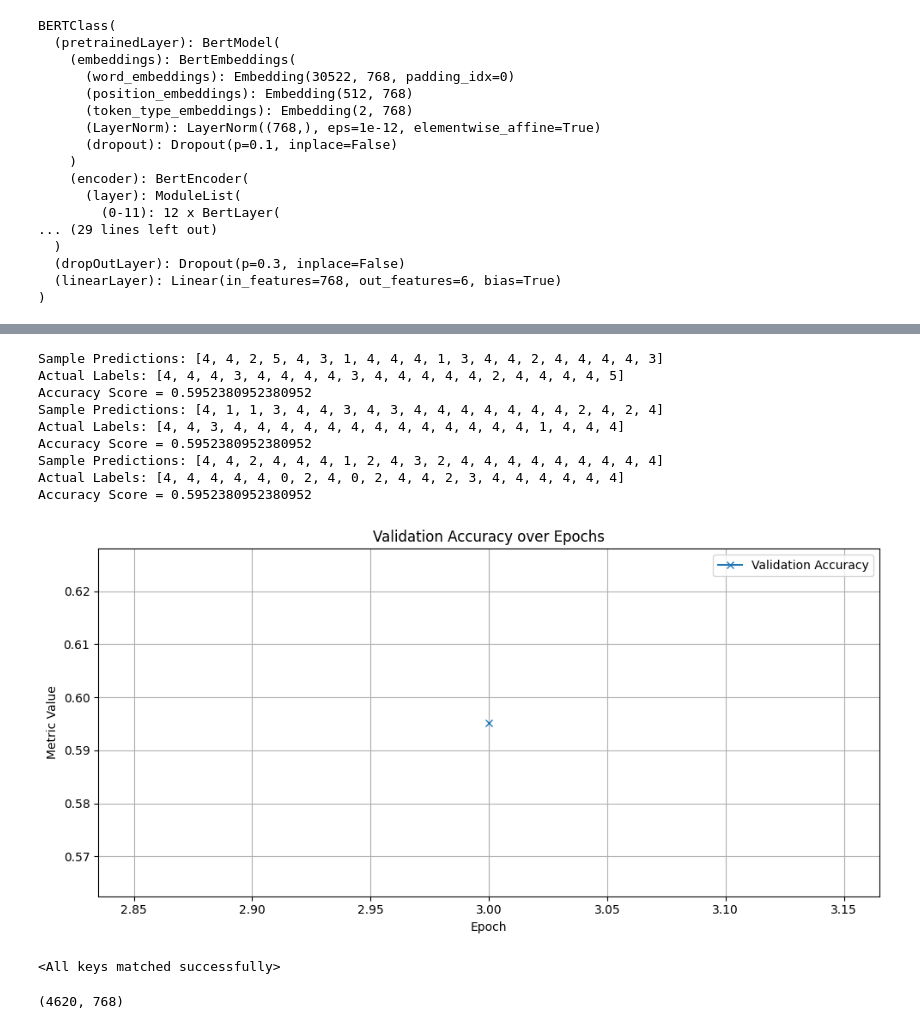
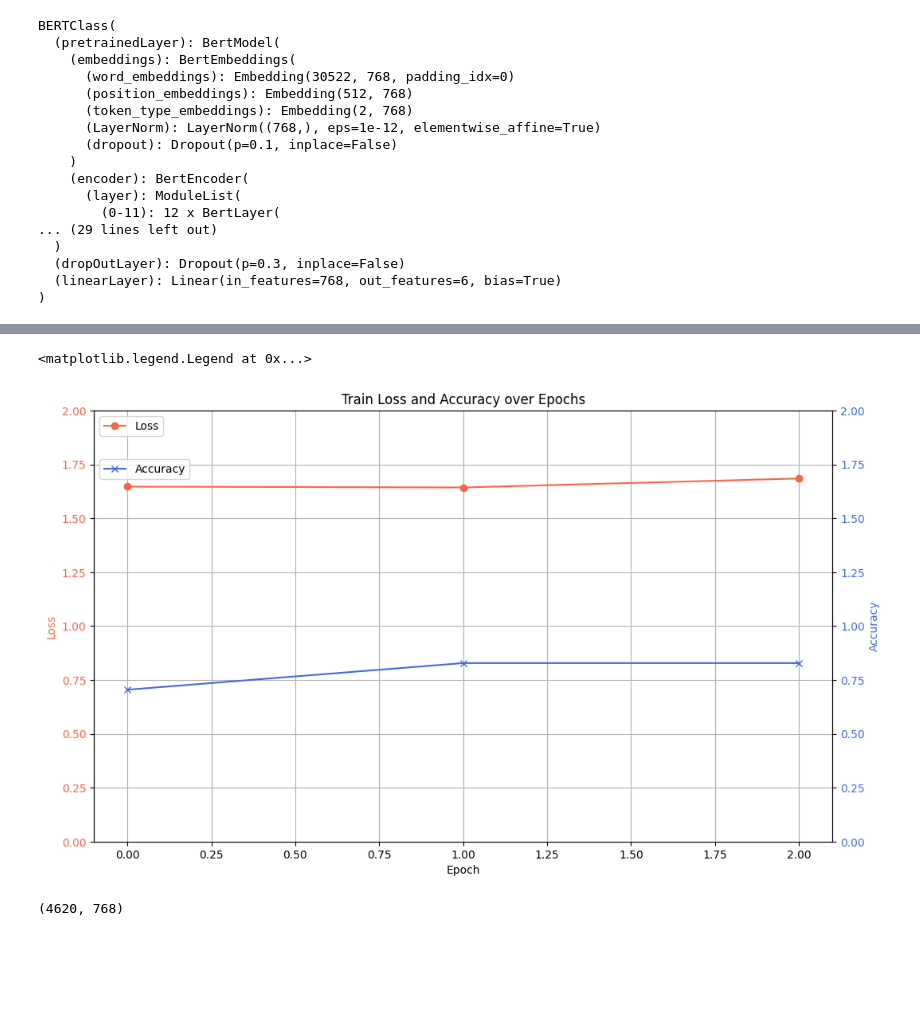
Before and after one commit to Bookinus/Predicting-Severity-in-Bug-Reports, a Jupyter notebook: src/FineTuneBert.ipynb, the cells around one changed output, grey strips where cells are left out. Cells and saved outputs as stored; diff of their text form; code cells hidden in the pictures; blank space fills up the shorter version.

```diff
--- a/src/FineTuneBert.ipynb
+++ b/src/FineTuneBert.ipynb
@@ -74,7 +73,7 @@ class BERTClass(torch.nn.Module):
         super(BERTClass, self).__init__()
         self.pretrainedLayer = transformers.BertModel.from_pretrained(MODEL_NAME)
         self.dropOutLayer = torch.nn.Dropout(0.3)
-        self.linearLayer = torch.nn.Linear(768, 6)
+        self.linearLayer = torch.nn.Linear(768, NUM_CLUSTERS)
 
     def forward(self, input_ids, attention_mask, token_type_ids):
         _, output_1= self.pretrainedLayer(input_ids, attention_mask = attention_mask, token_type_ids = token_type_ids, return_dict=False)
@@ -197,33 +241,0 @@ def validation(epoch):
-# %%
-# Validate the training
-for epoch in range(EPOCHS):
-    outputs, truth_labels = validation(epoch)
-    outputs = np.array(outputs)
-    accuracy = metrics.accuracy_score(truth_labels, outputs)
-    print(f"Accuracy Score = {accuracy}")
-# %% [output]
-Sample Predictions: [4, 4, 2, 5, 4, 3, 1, 4, 4, 4, 1, 3, 4, 4, 2, 4, 4, 4, 4, 3]
-Actual Labels: [4, 4, 4, 3, 4, 4, 4, 4, 3, 4, 4, 4, 4, 4, 2, 4, 4, 4, 4, 5]
-Accuracy Score = 0.5952380952380952
-Sample Predictions: [4, 1, 1, 3, 4, 4, 3, 4, 3, 4, 4, 4, 4, 4, 4, 4, 2, 4, 2, 4]
-Actual Labels: [4, 4, 3, 4, 4, 4, 4, 4, 4, 4, 4, 4, 4, 4, 4, 4, 1, 4, 4, 4]
-Accuracy Score = 0.5952380952380952
-Sample Predictions: [4, 4, 2, 4, 4, 4, 1, 2, 4, 3, 2, 4, 4, 4, 4, 4, 4, 4, 4, 4]
-Actual Labels: [4, 4, 4, 4, 4, 0, 2, 4, 0, 2, 4, 4, 2, 3, 4, 4, 4, 4, 4, 4]
-Accuracy Score = 0.5952380952380952
-# %%
-import matplotlib.pyplot as plt
-
-plt.figure(figsize=(10,5))
-
-# Plot validation accuracy
-plt.plot(EPOCHS, accuracy, label='Validation Accuracy', marker='x')
-plt.title('Validation Accuracy over Epochs')
-plt.xlabel('Epoch')
-plt.ylabel('Metric Value')
-plt.legend()
-plt.grid(True)
-plt.tight_layout()
-plt.show()
-# %% [output]
-[figure, removed]
@@ -233,12 +242,31 @@ torch.save(model.state_dict(), "../Model/fine_tuned_bert.pth")
-# %%
-# Initialize the pretrained model
-inference_model = BERTClass()
-inference_model.to(device)
-
-# Load the saved model weights
-inference_model.load_state_dict(torch.load("../Model/fine_tuned_bert.pth", map_location=device))
-# %% [output]
-<All keys matched successfully>
+# %%
+#  Plot both loss and accuracy on the same graph
+fig, ax1 = plt.subplots(figsize=(10, 6))
+
+fig.tight_layout()
+
+# Plot training loss
+ax1.plot(range(EPOCHS), loss_list, marker='o', linestyle='-', color='tomato', label='Loss')
+ax1.set_xlabel('Epoch')
+ax1.set_ylabel('Loss', color='tomato')
+ax1.tick_params(axis='y', labelcolor='tomato')
+ax1.set_title('Train Loss and Accuracy over Epochs')
+ax1.grid(True)
+
+# Create a second y-axis for validation accuracy
+ax2 = ax1.twinx()
+ax2.plot(range(EPOCHS), accuracy_list, marker='x', linestyle='-', color='royalblue', label='Accuracy')
+ax2.set_ylabel('Accuracy', color='royalblue')
+ax2.tick_params(axis='y', labelcolor='royalblue')
+
+ax1.set_ylim(0, 2)
+ax2.set_ylim(0, 2)
+
+ax1.legend(loc='upper left', bbox_to_anchor=(0, 1))
+ax2.legend(loc='upper left', bbox_to_anchor=(0, 0.9))
+# %% [output]
+<matplotlib.legend.Legend at 0x...>
+[figure, added]
 # %%
 # Method for getting embeddings and their respective truth label
 def get_fine_tuned_embeddings(data_loader):
```
Also changed, not shown: parts of 11 cells of this notebook, 1 other file.
